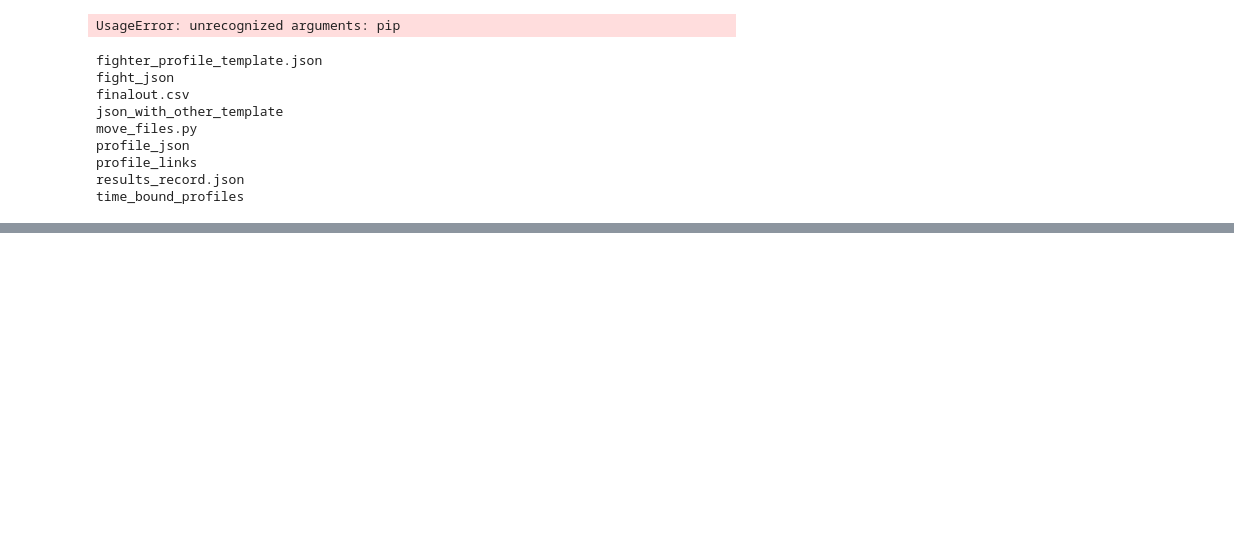
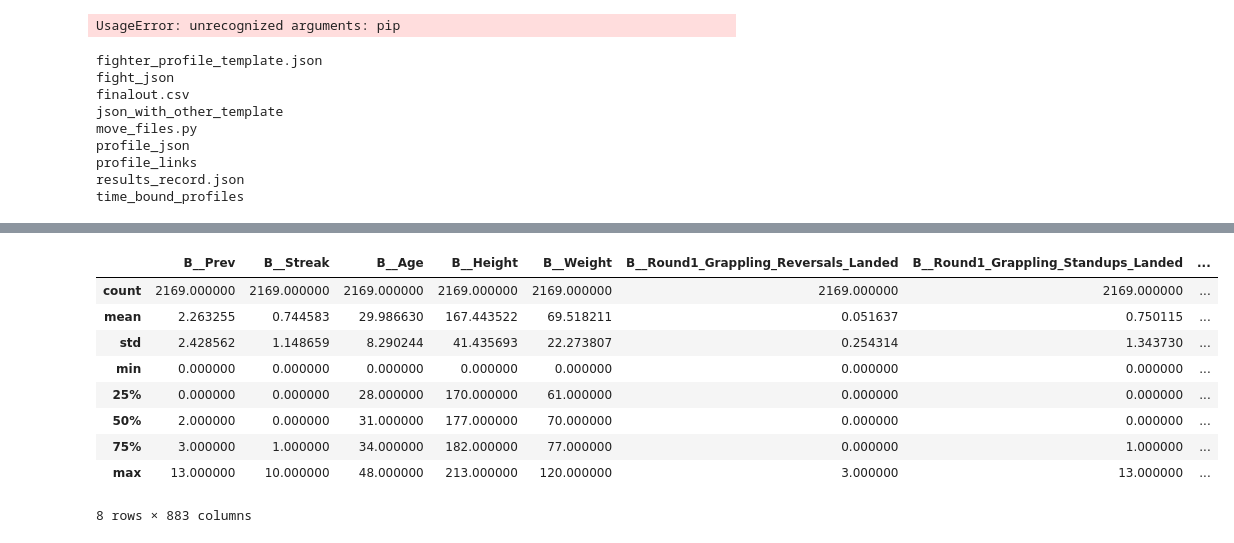
Before and after one commit to Hitkul/UFC_Fight_Prediction, a Jupyter notebook: UFC.ipynb, the cells around one changed output, grey strips where cells are left out. Cells and saved outputs as stored; diff of their text form; code cells hidden in the pictures; blank space fills up the shorter version.

```diff
--- a/UFC.ipynb
+++ b/UFC.ipynb
@@ -80,0 +95,24 @@ list(data)
+# %%
+dropdata = data.drop(['B_ID','B_Name','R_ID','R_Name','winby','Date'],axis=1)
+dropdata.rename(columns={'BPrev':'B__Prev',
+                         'RPrev':'R__Prev',
+                         'B_Age':'B__Age',
+                         'B_Height':'B__Height',
+                         'B_Weight':'B__Weight',
+                         'R_Age':'R__Age',
+                         'R_Height':'R__Height',
+                         'R_Weight':'R__Weight',
+                         'BStreak':'B__Streak',
+                         'RStreak': 'R__Streak'},inplace=True)
+dropdata.describe()
+# %% [output]
+|  | B__Prev | B__Streak | B__Age | B__Height | B__Weight | B__Round1_Grappling_Reversals_Landed | B__Round1_Grappling_Standups_Landed | ... |
+| count | 2169.000000 | 2169.000000 | 2169.000000 | 2169.000000 | 2169.000000 | 2169.000000 | 2169.000000 | ... |
+| mean | 2.263255 | 0.744583 | 29.986630 | 167.443522 | 69.518211 | 0.051637 | 0.750115 | ... |
+| std | 2.428562 | 1.148659 | 8.290244 | 41.435693 | 22.273807 | 0.254314 | 1.343730 | ... |
+| min | 0.000000 | 0.000000 | 0.000000 | 0.000000 | 0.000000 | 0.000000 | 0.000000 | ... |
+| 25% | 0.000000 | 0.000000 | 28.000000 | 170.000000 | 61.000000 | 0.000000 | 0.000000 | ... |
+| 50% | 2.000000 | 0.000000 | 31.000000 | 177.000000 | 70.000000 | 0.000000 | 0.000000 | ... |
+| 75% | 3.000000 | 1.000000 | 34.000000 | 182.000000 | 77.000000 | 0.000000 | 1.000000 | ... |
+| max | 13.000000 | 10.000000 | 48.000000 | 213.000000 | 120.000000 | 3.000000 | 13.000000 | ... |
+8 rows × 883 columns
```
Also changed, not shown: parts of 14 cells of this notebook.
